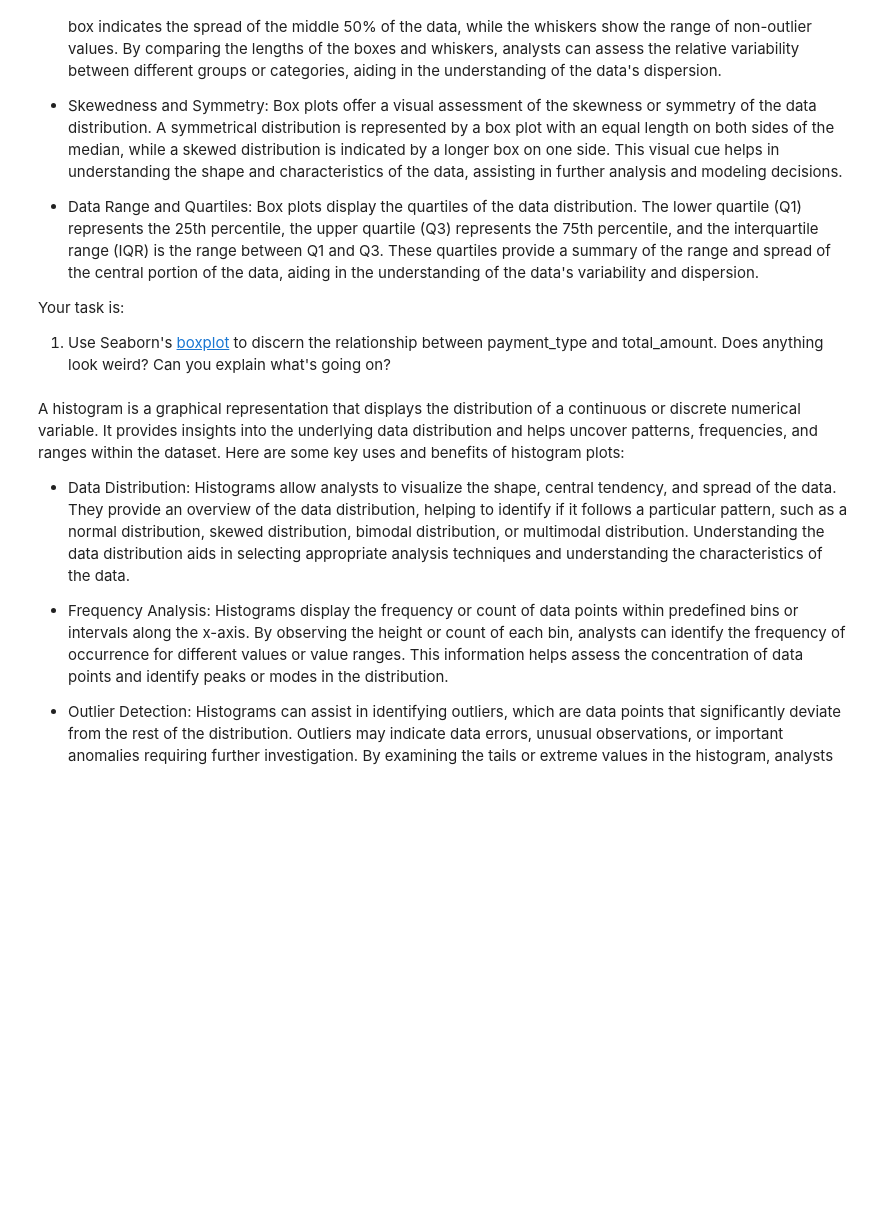
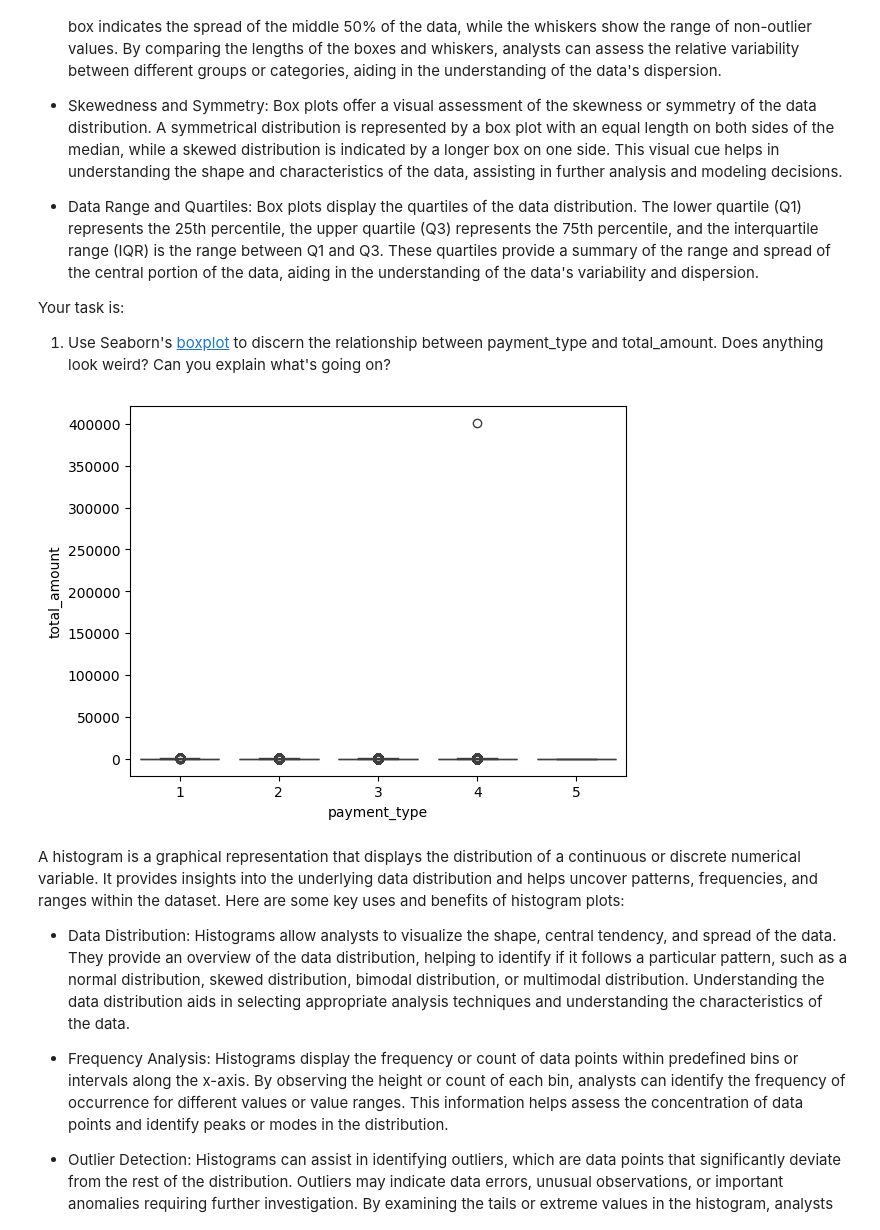
Before and after one commit to jerry-phillips/SpringBoard, a Jupyter notebook: Student_MLE_MiniProject_EDA.ipynb, the cells around one changed output. Drawn from its saved outputs; the diff is of its cells as text; code cells hidden in the pictures; blank space fills up the shorter version.

```diff
--- a/Student_MLE_MiniProject_EDA.ipynb
+++ b/Student_MLE_MiniProject_EDA.ipynb
@@ -209,6 +240,10 @@ Your task is:
   1. Use Seaborn's [boxplot](https://seaborn.pydata.org/generated/seaborn.boxplot.html) to discern the relationship between payment_type and total_amount. Does anything look weird? Can you explain what's going on?
 # %%
 # Create a box plot of total amount by payment type. Do you see anything odd?
+sns.boxplot(x='payment_type', y='total_amount', data=taxi_data_df)
+plt.show()
+# %% [output]
+[figure, added]
 # %% [markdown]
 A histogram is a graphical representation that displays the distribution of a continuous or discrete numerical variable. It provides insights into the underlying data distribution and helps uncover patterns, frequencies, and ranges within the dataset. Here are some key uses and benefits of histogram plots:
 
```
Also changed, not shown: parts of 3 cells of this notebook.
